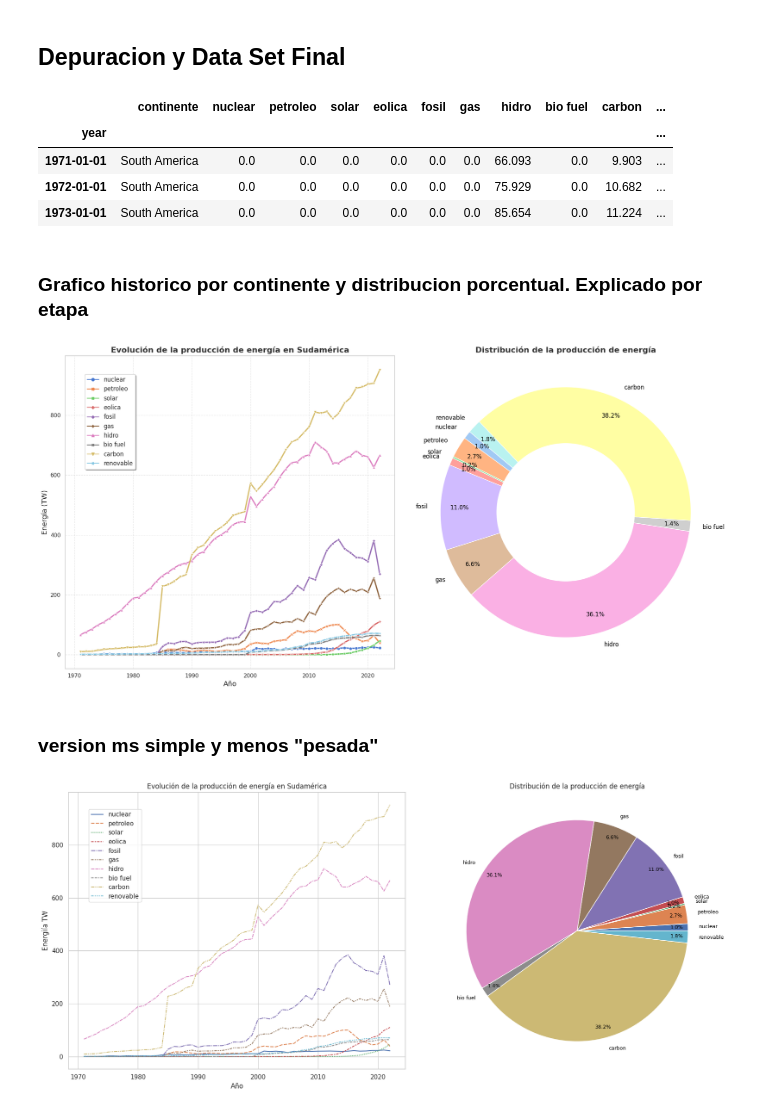
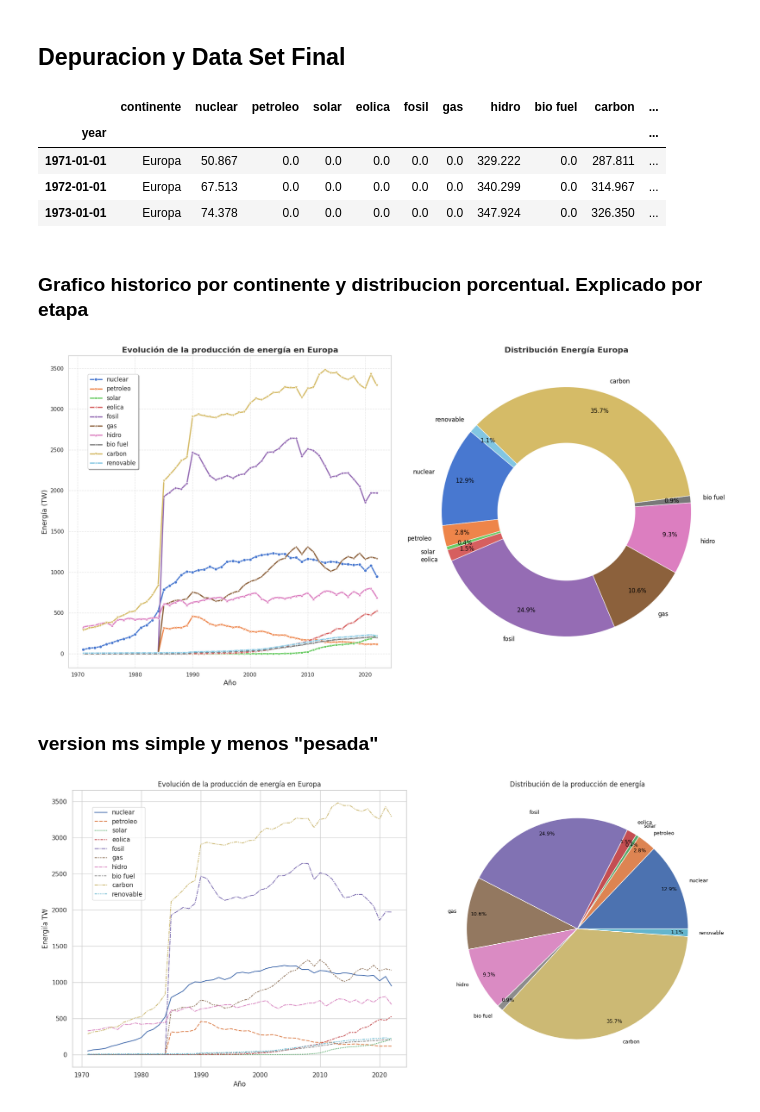
Before and after one commit to Nicolaschavez2000/energy_production, a Jupyter notebook: graficos.ipynb, the cells around one changed output. Cells and saved outputs as stored; diff of their text form; code cells hidden in the pictures.

```diff
--- a/graficos.ipynb
+++ b/graficos.ipynb
@@ -47,16 +47,16 @@ continent_map = {
              'Singapore', 'South Korea', 'Sri Lanka', 'Syria', 'Taiwan', 'Tajikistan',
              'Thailand', 'Timor-Leste', 'Turkey', 'Turkmenistan', 'United Arab Emirates',
              'Uzbekistan', 'Vietnam', 'Yemen'],
-    'Europe': ['Albania', 'Andorra', 'Austria', 'Belarus', 'Belgium', 'Bosnia and Herzegovina',
+    'Europa': ['Albania', 'Andorra', 'Austria', 'Belarus', 'Belgium', 'Bosnia and Herzegovina',
                'Bulgaria', 'Croatia', 'Czech Republic', 'Denmark', 'Estonia', 'Finland',
                'France', 'Germany', 'Greece', 'Hungary', 'Iceland', 'Ireland', 'Italy',
                'Kosovo', 'Latvia', 'Liechtenstein', 'Lithuania', 'Luxembourg', 'Malta',
                'Moldova', 'Monaco', 'Montenegro', 'Netherlands', 'North Macedonia', 'Norway',
                'Poland', 'Portugal', 'Romania', 'Russia', 'San Marino', 'Serbia', 'Slovakia',
                'Slovenia', 'Spain', 'Sweden', 'Switzerland', 'Ukraine', 'United Kingdom', 'Vatican City'],
-    'North America': ['Canada', 'Greenland', 'Mexico', 'United States'],
+    'Norte America': ['Canada', 'Greenland', 'Mexico', 'United States'],
     'Oceania': ['Australia', 'Fiji', 'New Zealand', 'Papua New Guinea'],
-    'South America': ['Argentina', 'Bolivia', 'Brazil', 'Chile', 'Colombia', 'Ecuador',
+    'Sud America': ['Argentina', 'Bolivia', 'Brazil', 'Chile', 'Colombia', 'Ecuador',
                       'Guyana', 'Paraguay', 'Peru', 'Suriname', 'Uruguay', 'Venezuela']
 }
 
@@ -78,7 +78,7 @@ data.index = pd.to_datetime(data.index,format='%Y')
 # %%
-continente = 'South America'
+continente = 'Europa'
 data['continente'] = data['country'].map(lambda x: next((k for k, v in continent_map.items() if x in v), None))
-df_continente = data[data['continente'] == 'South America']
+df_continente = data[data['continente'] == continente]
 df_continente = df_continente.groupby(['year', 'continente'])[col_electricity].sum().reset_index('continente')
 df_continente = df_continente[df_continente.index.year > 1970]
 df_continente['carbon'] = df_continente['low_carbon_electricity'] + df_continente['coal_electricity']
@@ -99,67 +99,58 @@ df_continente.head(3)
 # %% [output]
 |  | continente | nuclear | petroleo | solar | eolica | fosil | gas | hidro | bio fuel | carbon | ... |
 | year |  |  |  |  |  |  |  |  |  |  | ... |
-| 1971-01-01 | South America | 0.0 | 0.0 | 0.0 | 0.0 | 0.0 | 0.0 | 66.093 | 0.0 | 9.903 | ... |
-| 1972-01-01 | South America | 0.0 | 0.0 | 0.0 | 0.0 | 0.0 | 0.0 | 75.929 | 0.0 | 10.682 | ... |
-| 1973-01-01 | South America | 0.0 | 0.0 | 0.0 | 0.0 | 0.0 | 0.0 | 85.654 | 0.0 | 11.224 | ... |
+| 1971-01-01 | Europa | 50.867 | 0.0 | 0.0 | 0.0 | 0.0 | 0.0 | 329.222 | 0.0 | 287.811 | ... |
+| 1972-01-01 | Europa | 67.513 | 0.0 | 0.0 | 0.0 | 0.0 | 0.0 | 340.299 | 0.0 | 314.967 | ... |
+| 1973-01-01 | Europa | 74.378 | 0.0 | 0.0 | 0.0 | 0.0 | 0.0 | 347.924 | 0.0 | 326.350 | ... |
 # %% [markdown]
 ### Grafico historico por continente y distribucion porcentual. Explicado por etapa
 # %%
-# Configurar el estilo global
 sns.set_theme(style="whitegrid")
 
-# Crear la figura y los ejes
+colors = sns.color_palette('muted', 10)  # 10 colores para 10 categorías de energía
 fig, ax = plt.subplots(1, 2, figsize=(20, 10))
+energy_sources = ['nuclear', 'petroleo', 'solar', 'eolica', 'fosil', 'gas', 'hidro', 'bio fuel', 'carbon', 'renovable']
 
-# --- Gráfico de líneas ---
 sns.lineplot(
-    data=df_continente[['nuclear', 'petroleo', 'solar', 'eolica', 'fosil', 'gas', 'hidro', 'bio fuel', 'carbon', 'renovable']],
-    palette='muted',
+    data=df_continente[energy_sources],
+    palette=colors,  # misma paleta de colores que el gráfico de pastel
     linestyle='-',
     markers=True,
     dashes=False,
     ax=ax[0],
     linewidth=2.5
 )
 
-# Personalizar el gráfico de líneas
-ax[0].set_title('Evolución de la producción de energía en Sudamérica', fontsize=16, weight='bold', color='#333333')
+ax[0].set_title(f'Evolución de la producción de energía en {continente}', fontsize=16, weight='bold', color='#333333')
 ax[0].set_xlabel('Año', fontsize=14)
 ax[0].set_ylabel('Energía (TW)', fontsize=14)
-ax[0].legend(loc='upper left', bbox_to_anchor=(0.05, 0.95), fontsize=12, frameon=True, shadow=True)
+ax[0].legend(energy_sources, loc='upper left', bbox_to_anchor=(0.05, 0.95), fontsize=12, frameon=True, shadow=True)
 ax[0].grid(True, linestyle='--', alpha=0.5)
 
-#Gráfico de pastel
-# Calcular totales y porcentajes
-totals = df_continente[['nuclear', 'petroleo', 'solar', 'eolica', 'fosil', 'gas', 'hidro', 'bio fuel', 'carbon', 'renovable']].sum()
+
+totals = df_continente[energy_sources].sum()
 porcentajes = (totals / totals.sum()) * 100
 
-# Definir una paleta de colores pastel
-colors = sns.color_palette('pastel', len(totals))
-
-# Crear el gráfico de pastel
 patches, texts, autotexts = ax[1].pie(
     porcentajes,
     labels=totals.index,
-    colors=colors,
+    colors=colors,  #  misma paleta de colores
     autopct=lambda p: '{:.1f}%'.format(p) if p > 0 else '',
     textprops={'color':"black", 'fontsize':12},
     pctdistance=0.85,
     startangle=140,
     wedgeprops=dict(edgecolor='w')
 )
 
-# Convertir el gráfico de pastel en un donut agregando un círculo en el centro
 centre_circle = plt.Circle((0, 0), 0.55, fc='white')
 ax[1].add_artist(centre_circle)
 
-# Personalizar el gráfico de pastel
-ax[1].set_title('Distribución de la producción de energía', fontsize=16, weight='bold', color='#333333')
+ax[1].set_title(f'Distribución Energía {continente}', fontsize=16, weight='bold', color='#333333')
 
 plt.tight_layout()
 plt.show()
 # %% [output]
-[figure, old version]
+[figure, new version]
 # %% [markdown]
 ### version ms simple y menos "pesada"
 # %%
@@ -167,7 +158,7 @@ fig, ax = plt.subplots(1, 2, figsize=(18, 8))
 sns.lineplot(data=df_continente[['nuclear', 'petroleo', 'solar', 'eolica', 'fosil', 'gas', 'hidro', 'bio fuel', 'carbon', 'renovable']], palette='deep',linestyle='-',ax=ax[0])
 
 # Personalizar el gráfico
-ax[0].set_title('Evolución de la producción de energía en Sudamérica')
+ax[0].set_title(f'Evolución de la producción de energía en {continente}')
 ax[0].set_xlabel('Año')
 ax[0].set_ylabel('Energiía TW')
 ax[0].legend(loc='upper left', bbox_to_anchor=(0.05, 0.95))
@@ -187,4 +178,4 @@ ax[1].set_title('Distribución de la producción de energía')
 plt.tight_layout()
 plt.show()
 # %% [output]
-[figure, old version]
+[figure, new version]
```
Also changed, not shown: parts of 2 cells of this notebook.
